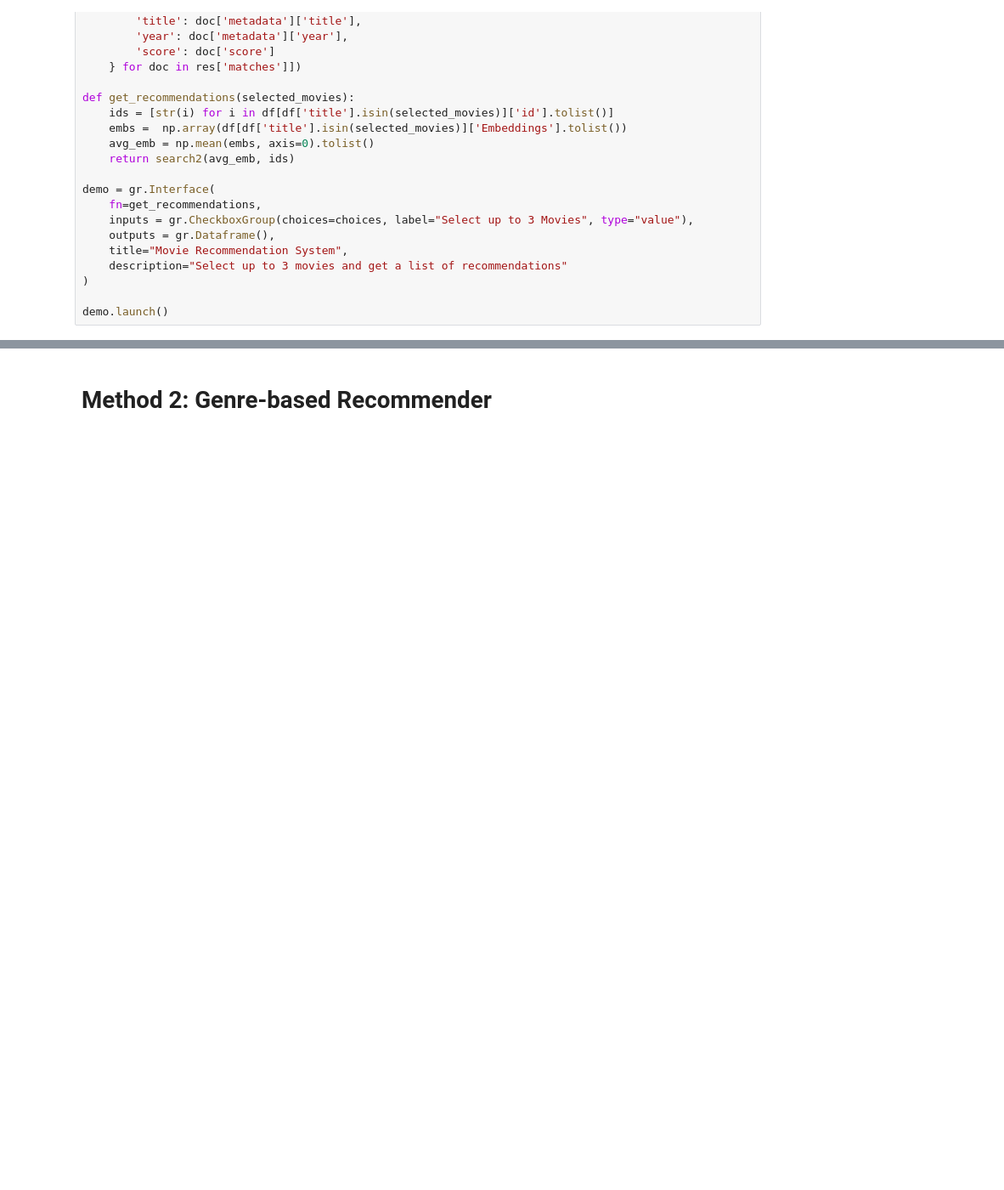
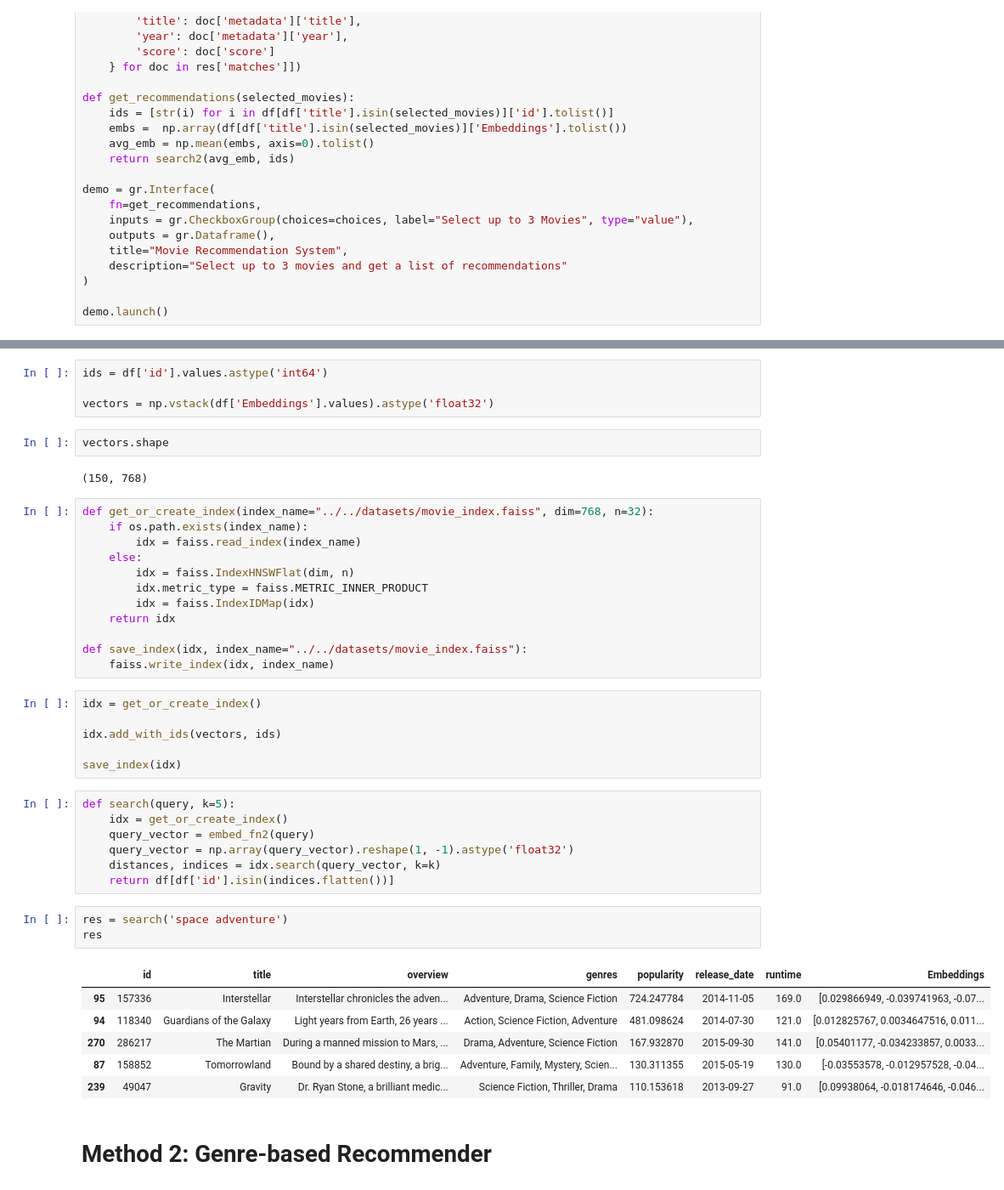
Before and after one commit to jjoenasr/ml-projects, a Jupyter notebook: FNN/Recommender/MovieRecommender-ContentBasedFiltering.ipynb, the cells around one changed output, grey strips where cells are left out. Shown at 85% size. Cells and saved outputs as stored; diff of their text form; blank space fills up the shorter version.

```diff
--- a/FNN/Recommender/MovieRecommender-ContentBasedFiltering.ipynb
+++ b/FNN/Recommender/MovieRecommender-ContentBasedFiltering.ipynb
@@ -236,3 +218,46 @@ demo.launch()
+# %%
+ids = df['id'].values.astype('int64')
+
+vectors = np.vstack(df['Embeddings'].values).astype('float32')
+# %%
+vectors.shape
+# %% [output]
+(150, 768)
+# %%
+def get_or_create_index(index_name="../../datasets/movie_index.faiss", dim=768, n=32):
+    if os.path.exists(index_name):
+        idx = faiss.read_index(index_name)
+    else:
+        idx = faiss.IndexHNSWFlat(dim, n)
+        idx.metric_type = faiss.METRIC_INNER_PRODUCT
+        idx = faiss.IndexIDMap(idx)
+    return idx
+
+def save_index(idx, index_name="../../datasets/movie_index.faiss"):
+    faiss.write_index(idx, index_name)
+# %%
+idx = get_or_create_index()
+
+idx.add_with_ids(vectors, ids)
+
+save_index(idx)
+# %%
+def search(query, k=5):
+    idx = get_or_create_index()
+    query_vector = embed_fn2(query)
+    query_vector = np.array(query_vector).reshape(1, -1).astype('float32')
+    distances, indices = idx.search(query_vector, k=k)
+    return df[df['id'].isin(indices.flatten())]
+# %%
+res = search('space adventure')
+res
+# %% [output]
+|  | id | title | overview | genres | popularity | release_date | runtime | Embeddings |
+| 95 | 157336 | Interstellar | Interstellar chronicles the adven... | Adventure, Drama, Science Fiction | 724.247784 | 2014-11-05 | 169.0 | [0.029866949, -0.039741963, -0.07... |
+| 94 | 118340 | Guardians of the Galaxy | Light years from Earth, 26 years ... | Action, Science Fiction, Adventure | 481.098624 | 2014-07-30 | 121.0 | [0.012825767, 0.0034647516, 0.011... |
+| 270 | 286217 | The Martian | During a manned mission to Mars, ... | Drama, Adventure, Science Fiction | 167.932870 | 2015-09-30 | 141.0 | [0.05401177, -0.034233857, 0.0033... |
+| 87 | 158852 | Tomorrowland | Bound by a shared destiny, a brig... | Adventure, Family, Mystery, Scien... | 130.311355 | 2015-05-19 | 130.0 | [-0.03553578, -0.012957528, -0.04... |
+| 239 | 49047 | Gravity | Dr. Ryan Stone, a brilliant medic... | Science Fiction, Thriller, Drama | 110.153618 | 2013-09-27 | 91.0 | [0.09938064, -0.018174646, -0.046... |
 # %% [markdown]
 # Method 2: Genre-based Recommender
 # %%
```
Also changed, not shown: parts of 10 cells of this notebook, 2 other files.
